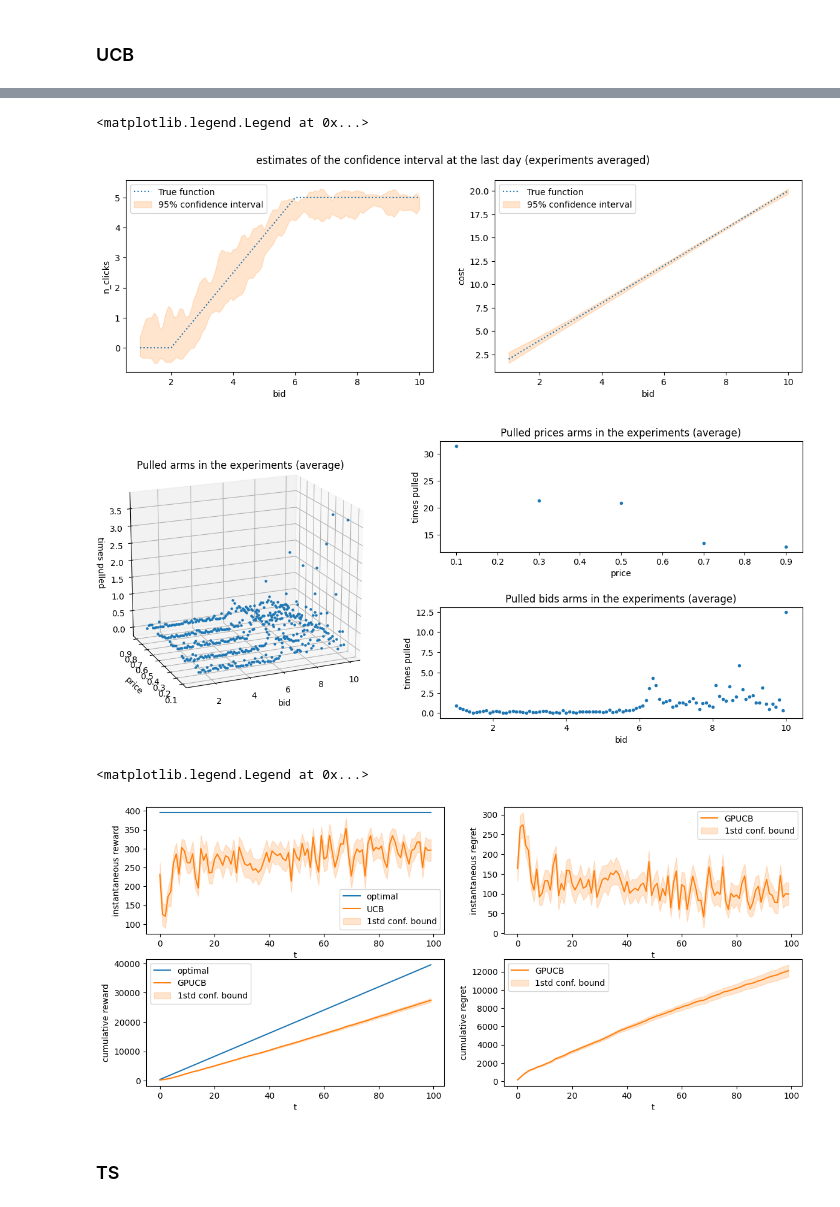
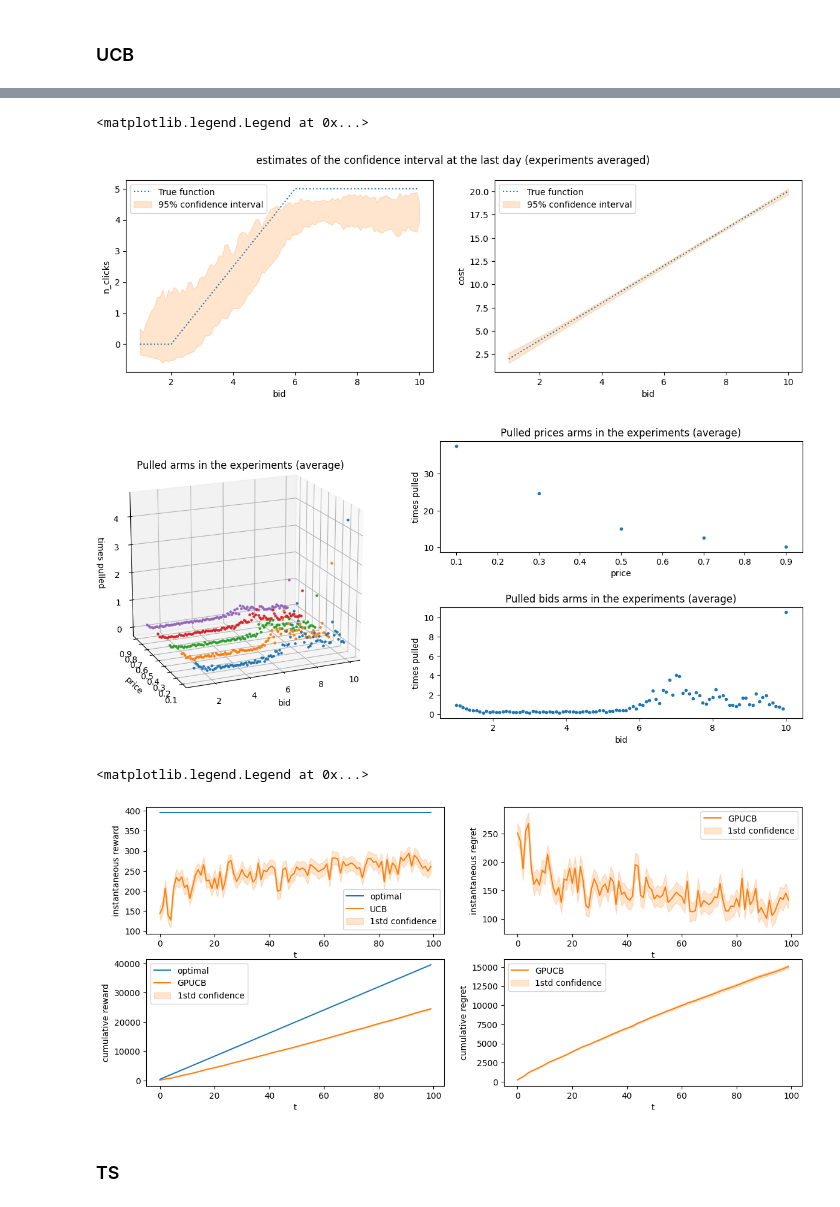
Before and after one commit to ossama-eloukili/Online-Learning-Applications-Project, a Jupyter notebook: bySTEPS.ipynb, the cells around one changed output, grey strips where cells are left out. Saved outputs shown, nothing was run; the diff lists cells and outputs as text; code cells hidden in the pictures.

```diff
--- a/bySTEPS.ipynb
+++ b/bySTEPS.ipynb
@@ -1121,7 +1141,7 @@ class PricingEnvironment:
 # %%
 class Environment:
     def __init__(self, bids, prices, sigma_clicks, sigma_costs, margin, user_class):
-        self.userclass = user_class #obs:python should take by reference user_class, so it's always the same UserClass object
+        self.userclass = user_class
 
         self.bidding_environment = BiddingEnvironment(bids, sigma_clicks, sigma_costs, user_class)
         self.pricing_environment = PricingEnvironment(prices, margin, user_class)
@@ -1129,7 +1149,8 @@ class Environment:
 
     def round(self, pulled_arm_bid, pulled_arm_price):
         n_daily_clicks, cum_daily_costs = self.bidding_environment.round(pulled_arm_bid)
-        reward = self.pricing_environment.round(n_daily_clicks, cum_daily_costs, pulled_arm_price)
+        n_daily_clicks = max(int(n_daily_clicks), 0)
+        reward = self.pricing_environment.round(pulled_arm_price, n_daily_clicks, cum_daily_costs)
 
         return n_daily_clicks, cum_daily_costs, reward
 # %% [markdown]
@@ -1223,6 +1167,6 @@ class GPUCB_Learner(Learner):
 # %%
 class Custom_S3_UCB_Learner(Learner):# Obs: the curve of n_clicks and cost are always the same for any price we put, and the conversion rate is always the same for any bid we put
-    def __init__(self, arms_bids, arms_prices, margin):# kernel_clicks = None, kernel_costs =None:
+    def __init__(self, arms_bids, arms_prices, margin):
         self.n_arms_bids = len(arms_bids)
         self.n_arms_prices = len(arms_prices)
         super().__init__(self.n_arms_bids * self.n_arms_prices)
@@ -1255,9 +1199,9 @@ class Custom_S3_UCB_Learner(Learner):# Obs: the curve of n_clicks and cost are a
         ub_clicks = self.n_daily_clicks_learner.means + self.n_daily_clicks_learner.sigmas
         lb_costs = self.cum_daily_costs_learner.means - self.cum_daily_costs_learner.sigmas
 
-        alpha = self.conversion_rate_learner.empirical_means[idx_price_arm] + self.conversion_rate_learner.confidence[idx_price_arm]#upper confidence of the conversion rate
+        ub_convertion_rate = self.conversion_rate_learner.empirical_means[idx_price_arm] + self.conversion_rate_learner.confidence[idx_price_arm]
 
-        upper_confidence = ub_clicks * alpha * self.margin - lb_costs
+        upper_confidence = ub_clicks * ub_convertion_rate * self.margin - lb_costs
         idx_bid_arm = np.random.choice(np.where(upper_confidence == upper_confidence.max())[0])
 
         return (idx_bid_arm, idx_price_arm)
@@ -1273,14 +1217,21 @@ class Custom_S3_UCB_Learner(Learner):# Obs: the curve of n_clicks and cost are a
 
 
     def update(self, pulled_arm_bid, pulled_arm_price, n_daily_clicks, cum_daily_costs, reward):
+        """"
+        Obs: if n_daily_clicks = 0, we do not update the conversion_rate_learner
+        """
+
         self.t += 1
         self.update_observations(self.flatten_index(pulled_arm_bid, pulled_arm_price), reward)
 
         self.n_daily_clicks_learner.update(pulled_arm_bid, n_daily_clicks)
         self.cum_daily_costs_learner.update(pulled_arm_bid, cum_daily_costs)
 
-        alpha = (reward + n_daily_clicks) / (n_daily_clicks * self.margin)
-        self.conversion_rate_learner.update(pulled_arm_price, alpha)
+        if n_daily_clicks > 0:
+            alpha = (reward + cum_daily_costs) / (n_daily_clicks * self.margin)
+            self.conversion_rate_learner.update(pulled_arm_price, alpha)
+            #should we increase self.conversion_rate_learner.t? self.conversion_rate_learner.t += 1
+            # for now, we are not
 # %% [markdown]
 ### TS based
 # %%
@@ -1366,25 +1317,24 @@ opt_price = prices[opt_arm_price]
 
 opt_conversion_rate = C1.conversion_rate_function(opt_price)
 
-# rewards_on_bid_arms = C1.click_function(bids) * opt_conversion_rate * margin - C1.cost_function(bids)
-opt_bid_arm = np.argmax(C1.click_function(bids) * opt_conversion_rate * margin - C1.cost_function(bids)) #optimal value of convertion rate between the arms
+opt_bid_arm = np.argmax(C1.n_daily_clicks_function(bids) * opt_conversion_rate * margin - C1.cum_daily_costs_function(bids)) #optimal value of convertion rate between the arms
 opt_bid = bids[opt_bid_arm]
 
-opt_n_daily_clicks = C1.click_function(opt_bid)
-opt_cum_daily_costs = C1.cost_function(opt_bid)
+opt_n_daily_clicks = C1.n_daily_clicks_function(opt_bid)
+opt_cum_daily_costs = C1.cum_daily_costs_function(opt_bid)
 
 
 opt = opt_n_daily_clicks * opt_conversion_rate * margin - opt_cum_daily_costs
 
 
-n_experiments = 20
+n_experiments = 50
 
 
 
 
 plt.figure(figsize=(8,3))
 for price in prices:
-    plt.plot(bids, C1.click_function(bids) * C1.conversion_rate_function(price) * margin - C1.cost_function(bids), label = f'price={price}')
+    plt.plot(bids, C1.n_daily_clicks_function(bids) * C1.conversion_rate_function(price) * margin - C1.cum_daily_costs_function(bids), label = f'price={price}')
 plt.plot(opt_bid, opt, 'o', color = "C9", label = "opt")
 plt.xlabel('bid')
 plt.ylabel('reward')
@@ -1414,14 +1364,12 @@ for e in range(0, n_experiments):
     env = Environment(bids, prices, sigma_clicks, sigma_costs, margin, C1)
     ucb_learner = Custom_S3_UCB_Learner(bids, prices, margin)
 
-    rewards_single_experiment = []
     for t in range(0, T):
         pulled_arm_bid, pulled_arm_price = ucb_learner.pull_arm()
         n_daily_clicks, cum_daily_costs, reward = env.round(pulled_arm_bid, pulled_arm_price)
         ucb_learner.update(pulled_arm_bid, pulled_arm_price, n_daily_clicks, cum_daily_costs, reward)
 
-        rewards_single_experiment.append(reward)
-    ucb_rewards_per_experiment.append(rewards_single_experiment)
+    ucb_rewards_per_experiment.append(ucb_learner.collected_rewards)
 
 
     mean_prediction, std_prediction = ucb_learner.n_daily_clicks_learner.gp.predict(bids.reshape((-1,1)), return_std=True)
@@ -1452,13 +1403,12 @@ for e in range(0, n_experiments):
 # %%
-# Plots of the estimates of the functions clicks and costs at the last day
-# plotting ucb_n_daily_clicks_hat as what we get has not sense, since it is a mean over different experiments, so this mean shape is a lot higher better of what we would get in just one run
-# but the confidence interval we get is ok
+## Plots of the estimates of the functions clicks and costs at the last day
+#TODO change the confidence and add something time related
 
 plt.figure(figsize = (14,4))
 plt.suptitle('estimates of the confidence interval at the last day (experiments averaged)')
 
 plt.subplot(1,2,1)
-plt.plot(bids,C1.click_function(bids), linestyle="dotted", label = "True function")
+plt.plot(bids,C1.n_daily_clicks_function(bids), linestyle="dotted", label = "True function")
 # plt.plot(bids, ucb_n_daily_clicks_hat, color = "C1",label="Mean prediction")
 plt.fill_between(bids, ucb_n_daily_clicks_hat - 1.96 * ucb_n_daily_clicks_std, ucb_n_daily_clicks_hat + 1.96 * ucb_n_daily_clicks_std,
                  alpha = 0.2, color="tab:orange", label=r"95% confidence interval")
@@ -1467,7 +1417,7 @@ plt.ylabel("n_clicks")
 plt.legend()
 
 plt.subplot(1,2,2)
-plt.plot(bids,C1.cost_function(bids), linestyle="dotted", label = "True function")
+plt.plot(bids,C1.cum_daily_costs_function(bids), linestyle="dotted", label = "True function")
 # plt.plot(bids, ucb_cum_daily_costs_hat, color = "C1",label="Mean prediction")
 plt.fill_between(bids, ucb_cum_daily_costs_hat - 1.96 * ucb_cum_daily_costs_std, ucb_cum_daily_costs_hat + 1.96 * ucb_cum_daily_costs_std,
                  alpha = 0.2, color="tab:orange", label=r"95% confidence interval")
@@ -1476,5 +1426,5 @@ plt.ylabel("cost")
 plt.legend()
 # %% [output]
 <matplotlib.legend.Legend at 0x...>
-[figure, old version]
+[figure, new version]
 # %%
@@ -1484,4 +1434,7 @@ plt.legend()
 # %%
+#TODO: add something time related
+zz = np.reshape(ucb_pulled_arms_counter, (len(bids),len(prices)))
+
 fig = plt.figure(figsize = (16,6))
 
 ax = fig.add_subplot(2,2,2)
@@ -1500,20 +1453,17 @@ ax = fig.add_subplot(1,2,1, projection='3d')
 zz = np.reshape(ucb_pulled_arms_counter, (len(bids),len(prices)))
 for i,bid in enumerate(bids):
     for j,price in enumerate(prices):
-        ax.scatter(bid,price,zz[i,j], marker = '.', color = 'C0')
-
+        ax.scatter(bid, price, zz[i,j], marker = '.', color = f'C{j}')#color = 'C0'
 ax.set_title('Pulled arms in the experiments (average)', y = 0.96)
 ax.view_init(18, -113)
 ax.set_xlabel('bid')
 ax.set_ylabel('price')
 ax.set_zlabel('times pulled')
-# fig.set_size_inches(20, 4)
 ax.set_box_aspect(aspect=(1.2,1,1), zoom=1)
 
-
-fig.subplots_adjust(wspace = 0.05, hspace = 0.5)#left=0, bottom=-.1, right=1.1, top=1.1,
+fig.subplots_adjust(wspace = 0.05, hspace = 0.5)#left=None, bottom=-.1, right=None, top=1.1,
 # %% [output]
-[figure, old version]
+[figure, new version]
 # %%
 std_inst = np.std(ucb_rewards_per_experiment, axis = 0)/np.sqrt(n_experiments)
 std_cum = np.std(np.cumsum(ucb_rewards_per_experiment, axis = 1), axis = 0)/np.sqrt(n_experiments)
@@ -1525,38 +1475,38 @@ plt.figure(figsize = (14,6))
 
 plt.subplot(2,2,1)
 plt.xlabel("t")
 plt.ylabel("instantaneous reward")
 plt.plot(np.full(T,opt), label = "optimal")
 plt.plot(mean_rewards_hat, 'C1', label = "UCB")
-plt.fill_between(np.arange(T), mean_rewards_hat-std_inst, mean_rewards_hat + std_inst, alpha = 0.2, color = 'C1', label = "1std conf. bound")
+plt.fill_between(np.arange(T), mean_rewards_hat-std_inst, mean_rewards_hat + std_inst, alpha = 0.2, color = 'C1', label = "1std confidence")
 plt.legend()
 
 plt.subplot(2,2,2)
 plt.xlabel("t")
 plt.ylabel("instantaneous regret")
 plt.plot(opt - mean_rewards_hat, 'C1', label = "GPUCB")
-plt.fill_between(np.arange(T), opt - mean_rewards_hat -std_inst, opt - mean_rewards_hat + std_inst, alpha = 0.2, color = 'C1', label = "1std conf. bound")
+plt.fill_between(np.arange(T), opt - mean_rewards_hat -std_inst, opt - mean_rewards_hat + std_inst, alpha = 0.2, color = 'C1', label = "1std confidence")
 plt.legend()
 
 
 
 plt.subplot(2,2,3)
 plt.xlabel("t")
 plt.ylabel("cumulative reward")
 plt.plot(np.cumsum(np.full(T,opt)), label = "optimal")
 plt.plot(np.cumsum(mean_rewards_hat), 'C1', label = "GPUCB")
-plt.fill_between(np.arange(T), np.cumsum(mean_rewards_hat)-std_cum, np.cumsum(mean_rewards_hat) + std_cum, alpha = 0.2, color = 'C1', label = "1std conf. bound")
+plt.fill_between(np.arange(T), np.cumsum(mean_rewards_hat)-std_cum, np.cumsum(mean_rewards_hat) + std_cum, alpha = 0.2, color = 'C1', label = "1std confidence")
 plt.legend()
 
 plt.subplot(2,2,4)
 plt.xlabel("t")
 plt.ylabel("cumulative regret")
 plt.plot(np.cumsum(opt - mean_rewards_hat), 'C1', label = "GPUCB")
-plt.fill_between(np.arange(T),np.cumsum(opt - mean_rewards_hat)-std_cum, np.cumsum(opt - mean_rewards_hat) + std_cum, alpha = 0.2, color = 'C1', label = "1std conf. bound")
+plt.fill_between(np.arange(T),np.cumsum(opt - mean_rewards_hat)-std_cum, np.cumsum(opt - mean_rewards_hat) + std_cum, alpha = 0.2, color = 'C1', label = "1std confidence")
 plt.legend()
 # %% [output]
 <matplotlib.legend.Legend at 0x...>
-[figure, old version]
+[figure, new version]
 # %% [markdown]
 ### TS
 # %%
```
Also changed, not shown: parts of 52 cells of this notebook.
